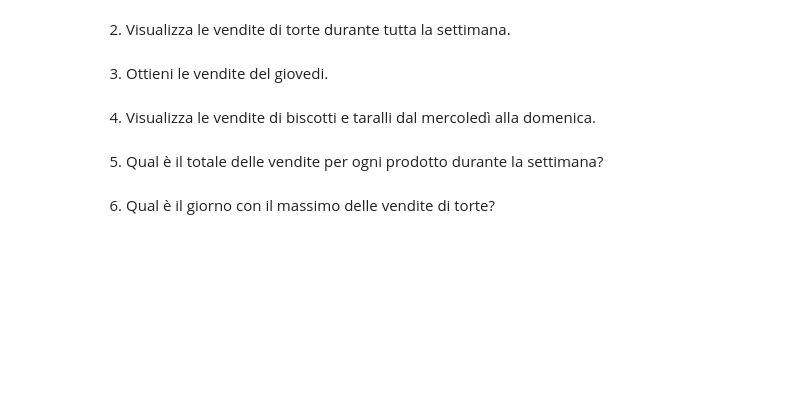
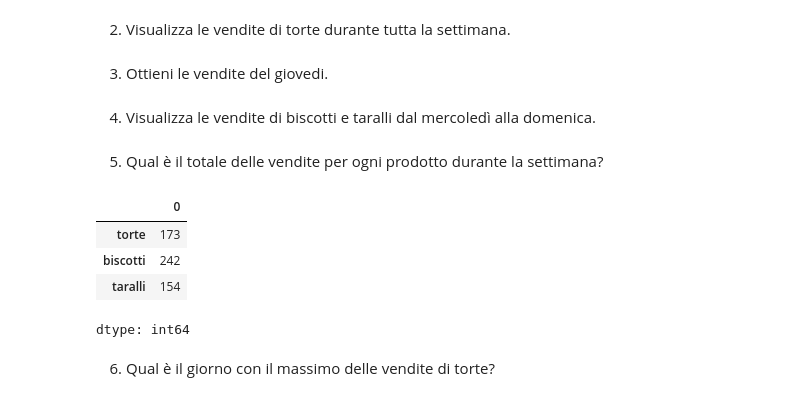
Before and after one commit to leonardonels/Colab-python, a Jupyter notebook: Esercizio_in_aula.ipynb, the cells around one changed output. Drawn from its saved outputs; the diff is of its cells as text; code cells hidden in the pictures; blank space fills up the shorter version.

```diff
--- a/Esercizio_in_aula.ipynb
+++ b/Esercizio_in_aula.ipynb
@@ -28,5 +28,13 @@ vendite
 4. Visualizza le vendite di biscotti e taralli dal mercoledì alla domenica.
 # %% [markdown]
 5. Qual è il totale delle vendite per ogni prodotto durante la settimana?
+# %%
+vendite.sum()
+# %% [output]
+|  | 0 |
+| torte | 173 |
+| biscotti | 242 |
+| taralli | 154 |
+dtype: int64
 # %% [markdown]
 6. Qual è il giorno con il massimo delle vendite di torte?
```
Also changed, not shown: parts of 4 cells of this notebook.
